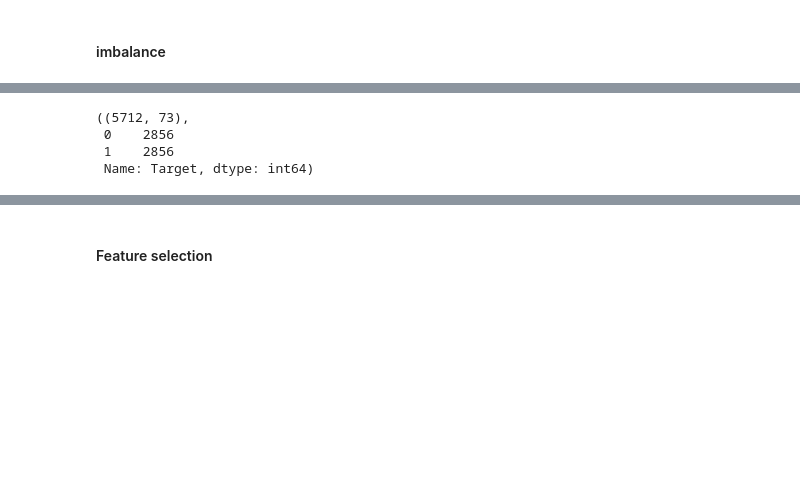
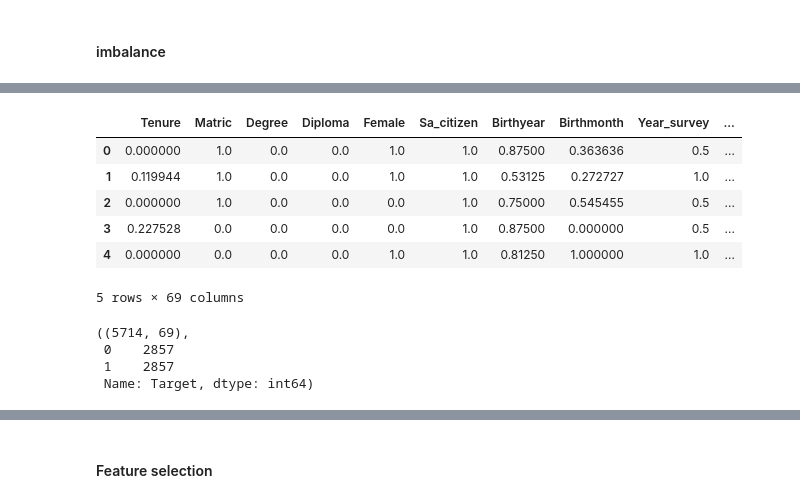
Before and after one commit to kibambe-0167/zindi-piyipc, a Jupyter notebook: zindi_piyipc_gcolab.ipynb, the cells around one changed output, grey strips where cells are left out. Drawn from its saved outputs; the diff is of its cells as text; code cells hidden in the pictures; blank space fills up the shorter version.

```diff
--- a/zindi_piyipc_gcolab.ipynb
+++ b/zindi_piyipc_gcolab.ipynb
@@ -63,14 +102,25 @@ targets.shape
+# %%
+train = train.drop(['Round_nan', 'Status_nan', 'Geography_nan', 'Province_nan'], axis=1)
+train.head()
+# %% [output]
+|  | Tenure | Matric | Degree | Diploma | Female | Sa_citizen | Birthyear | Birthmonth | Year_survey | ... |
+| 0 | 0.000000 | 1.0 | 0.0 | 0.0 | 1.0 | 1.0 | 0.87500 | 0.363636 | 0.5 | ... |
+| 1 | 0.119944 | 1.0 | 0.0 | 0.0 | 1.0 | 1.0 | 0.53125 | 0.272727 | 1.0 | ... |
+| 2 | 0.000000 | 1.0 | 0.0 | 0.0 | 0.0 | 1.0 | 0.75000 | 0.545455 | 0.5 | ... |
+| 3 | 0.227528 | 0.0 | 0.0 | 0.0 | 0.0 | 1.0 | 0.87500 | 0.000000 | 0.5 | ... |
+| 4 | 0.000000 | 0.0 | 0.0 | 0.0 | 1.0 | 1.0 | 0.81250 | 1.000000 | 1.0 | ... |
+5 rows × 69 columns
 # %%
 # tl_us = TomekLinks(sampling_strategy='majority')
 tl_us = SMOTETomek(random_state=42, sampling_strategy = 1.0)
 
-x_resample,y_resample = tl_us.fit_resample(train, targets, )
+x_resample,y_resample = tl_us.fit_resample(train, targets )
 #
 x_resample.shape,y_resample.value_counts()
 # %% [output]
-((5712, 73),
- 0    2856
- 1    2856
+((5714, 69),
+ 0    2857
+ 1    2857
  Name: Target, dtype: int64)
 # %%
 # for i in range(5):
```
Also changed, not shown: parts of 12 cells of this notebook.
